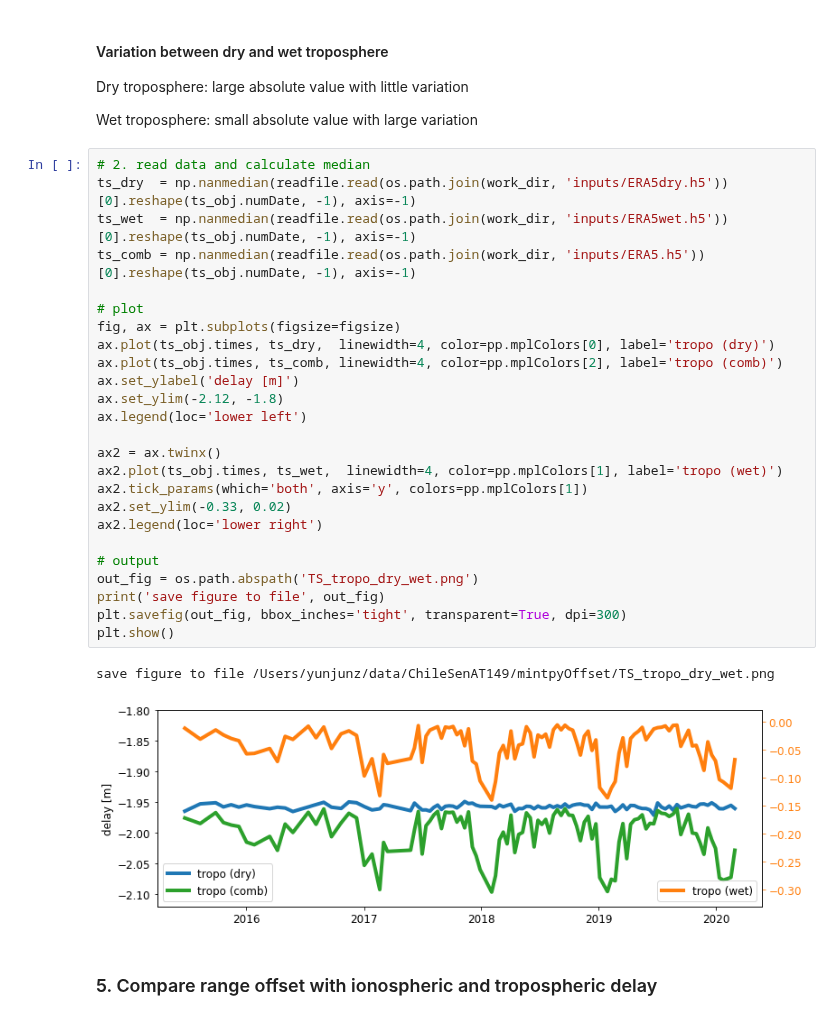
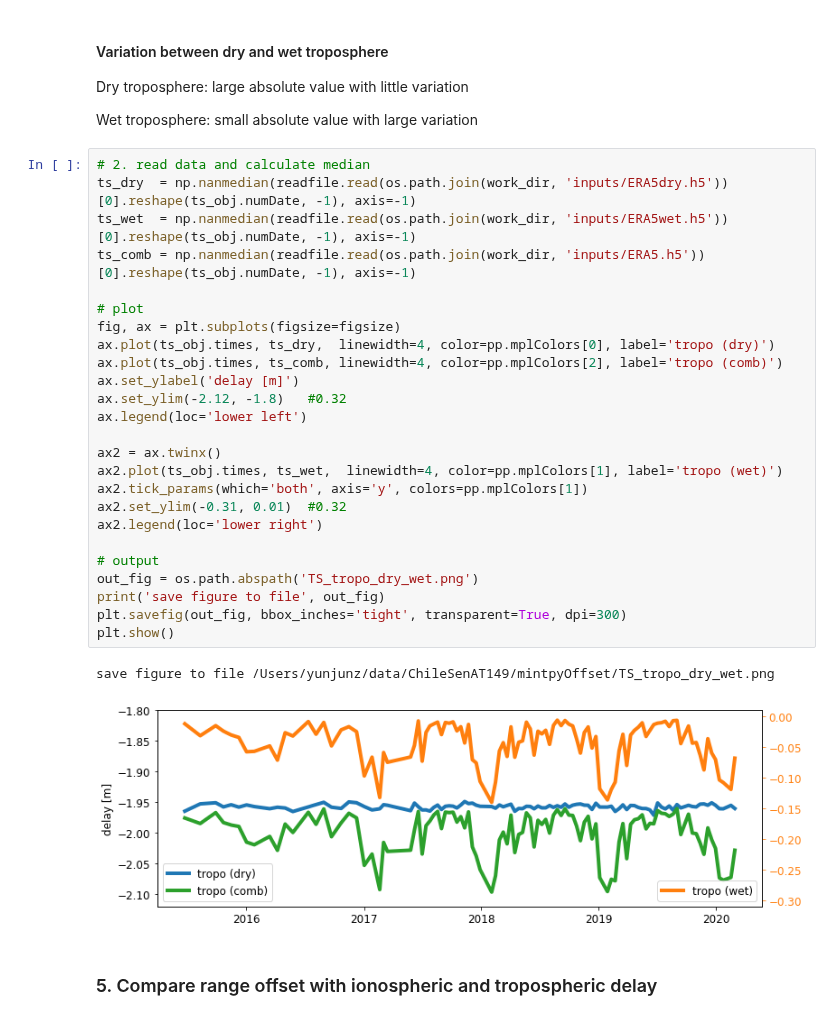
Before and after one commit to yunjunz/2022-Geolocation, a Jupyter notebook: atmos.ipynb, the cells around one changed output. Drawn from its saved outputs; the diff is of its cells as text.

```diff
--- a/atmos.ipynb
+++ b/atmos.ipynb
@@ -238,31 +238,31 @@ Wet troposphere: small absolute value with large  variation
 # %%
 # 2. read data and calculate median
 ts_dry  = np.nanmedian(readfile.read(os.path.join(work_dir, 'inputs/ERA5dry.h5'))[0].reshape(ts_obj.numDate, -1), axis=-1)
 ts_wet  = np.nanmedian(readfile.read(os.path.join(work_dir, 'inputs/ERA5wet.h5'))[0].reshape(ts_obj.numDate, -1), axis=-1)
 ts_comb = np.nanmedian(readfile.read(os.path.join(work_dir, 'inputs/ERA5.h5'))[0].reshape(ts_obj.numDate, -1), axis=-1)
 
 # plot
 fig, ax = plt.subplots(figsize=figsize)
 ax.plot(ts_obj.times, ts_dry,  linewidth=4, color=pp.mplColors[0], label='tropo (dry)')
 ax.plot(ts_obj.times, ts_comb, linewidth=4, color=pp.mplColors[2], label='tropo (comb)')
 ax.set_ylabel('delay [m]')
-ax.set_ylim(-2.12, -1.8)
+ax.set_ylim(-2.12, -1.8)   #0.32
 ax.legend(loc='lower left')
 
 ax2 = ax.twinx()
 ax2.plot(ts_obj.times, ts_wet,  linewidth=4, color=pp.mplColors[1], label='tropo (wet)')
 ax2.tick_params(which='both', axis='y', colors=pp.mplColors[1])
-ax2.set_ylim(-0.33, 0.02)
+ax2.set_ylim(-0.31, 0.01)  #0.32
 ax2.legend(loc='lower right')
 
 # output
 out_fig = os.path.abspath('TS_tropo_dry_wet.png')
 print('save figure to file', out_fig)
 plt.savefig(out_fig, bbox_inches='tight', transparent=True, dpi=300)
 plt.show()
 # %% [output]
 save figure to file /Users/yunjunz/data/ChileSenAT149/mintpyOffset/TS_tropo_dry_wet.png
-[figure, old version]
+[figure, new version]
 # %% [markdown]
 ### 5. Compare range offset with ionospheric and tropospheric delay
 # %%
```
Also changed, not shown: 2 other files.
